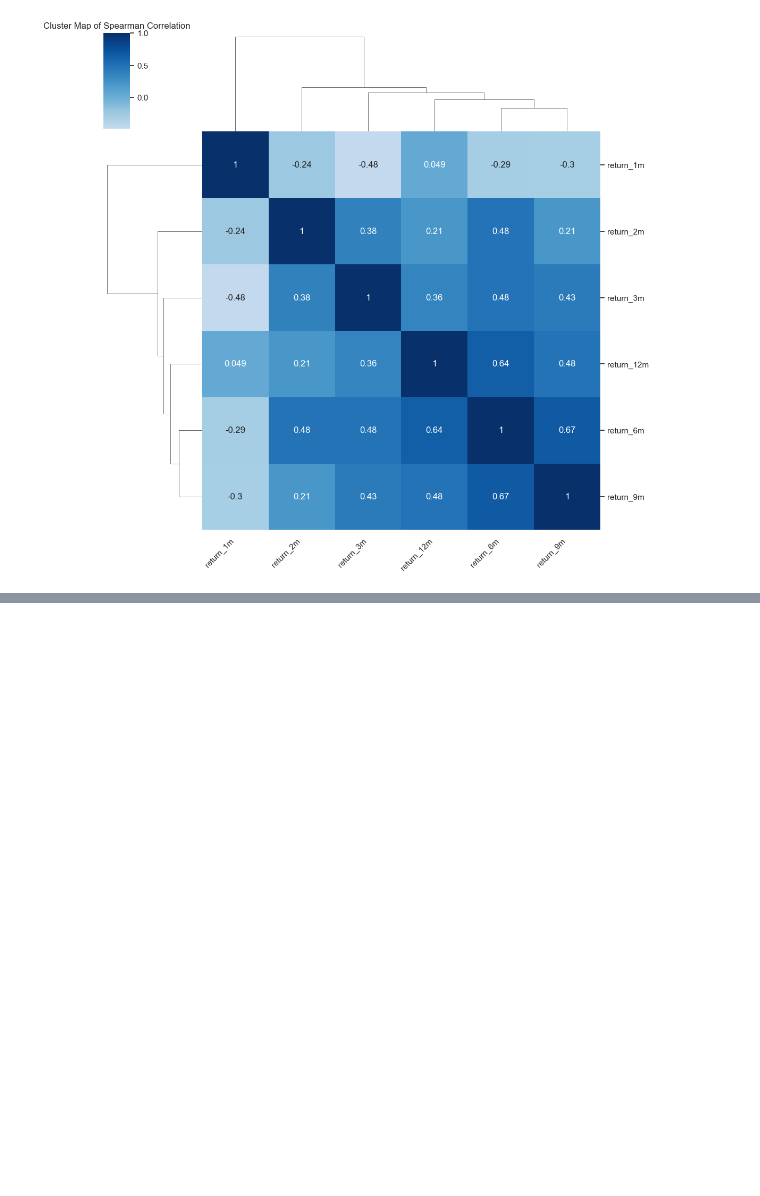
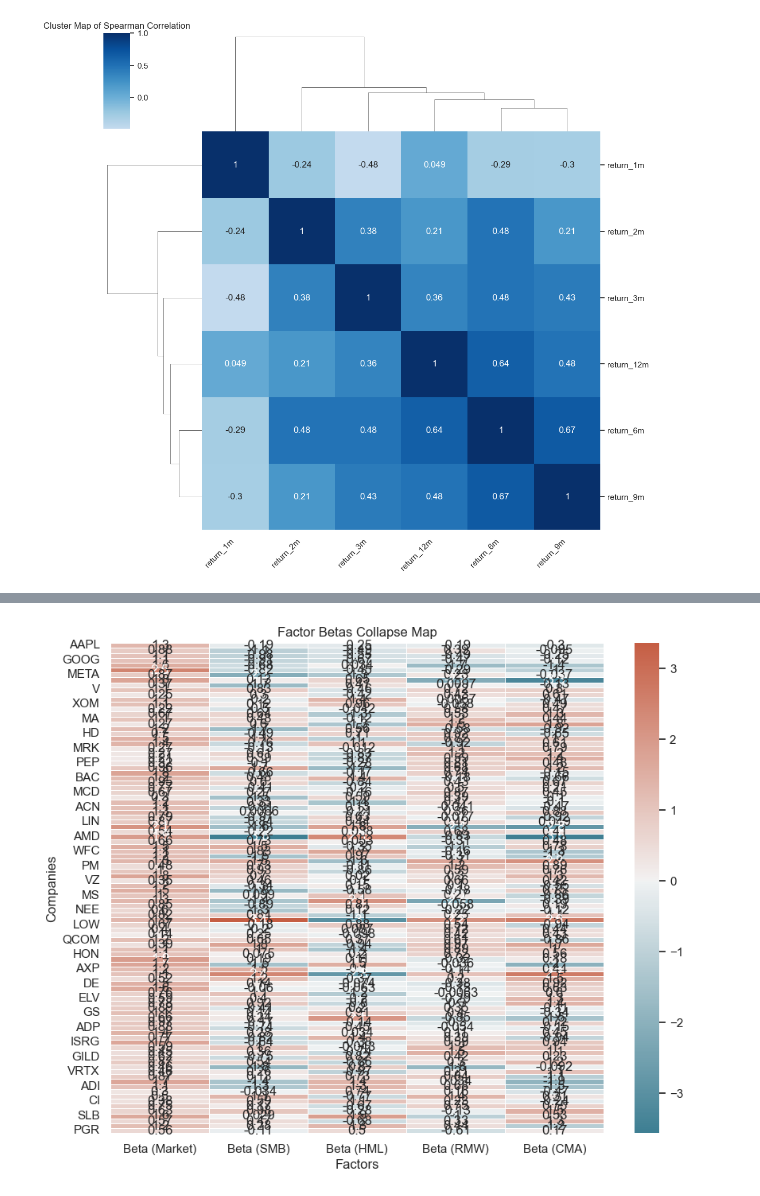
Before and after one commit to jasoncchandra/Functions, a Jupyter notebook: 3. Alpha Factors/Set Up.ipynb, the cells around one changed output, grey strips where cells are left out. Drawn from its saved outputs; the diff is of its cells as text; code cells hidden in the pictures; blank space fills up the shorter version.

```diff
--- a/3. Alpha Factors/Set Up.ipynb
+++ b/3. Alpha Factors/Set Up.ipynb
@@ -199,10 +155,0 @@ memory usage: 18.0+ MB
-# %%
-T = 24
-betas = (factor_data.groupby(level='ticker',
-                             group_keys=False)
-         .apply(lambda x: RollingOLS(endog=x.return_1m,
-                                     exog=sm.add_constant(x.drop('return_1m', axis=1)),
-                                     window=min(T, x.shape[0]-1))
-                .fit(params_only=True)
-                .params
-                .drop('const', axis=1)))
@@ -508,0 +185,11 @@ memory usage: 107.2+ MB
+# %%
+import pandas_datareader.data as web
+
+# Fetch Fama-French factor data
+ff_factors = web.DataReader('F-F_Research_Data_5_Factors_2x3', 'famafrench', start='2000')[0].drop('RF', axis=1)
+ff_factors.index = ff_factors.index.to_timestamp()
+ff_factors = ff_factors.resample('M').last().div(100)
+ff_factors.index.name = 'date'
+
+# Display the fetched Fama-French factor data
+print(ff_factors.head())
@@ -508,0 +250,23 @@ memory usage: 107.2+ MB
+# %%
+import seaborn as sns
+import matplotlib.pyplot as plt
+
+# Set the index of the factor betas DataFrame to 'Company'
+factor_betas_df.set_index('Company', inplace=True)
+
+# Create a custom colormap with three colors: positive, negative, and zero
+cmap = sns.diverging_palette(220, 20, as_cmap=True)
+
+# Create a heatmap using seaborn with the custom colormap
+plt.figure(figsize=(10, 8))
+sns.heatmap(factor_betas_df, annot=True, cmap=cmap, center=0, linewidths=0.5)
+
+# Set the title and labels
+plt.title("Factor Betas Collapse Map")
+plt.xlabel("Factors")
+plt.ylabel("Companies")
+
+# Display the heatmap
+plt.show()
+# %% [output]
+[figure, added]
```
Also changed, not shown: parts of 59 cells of this notebook, 4 other files.
